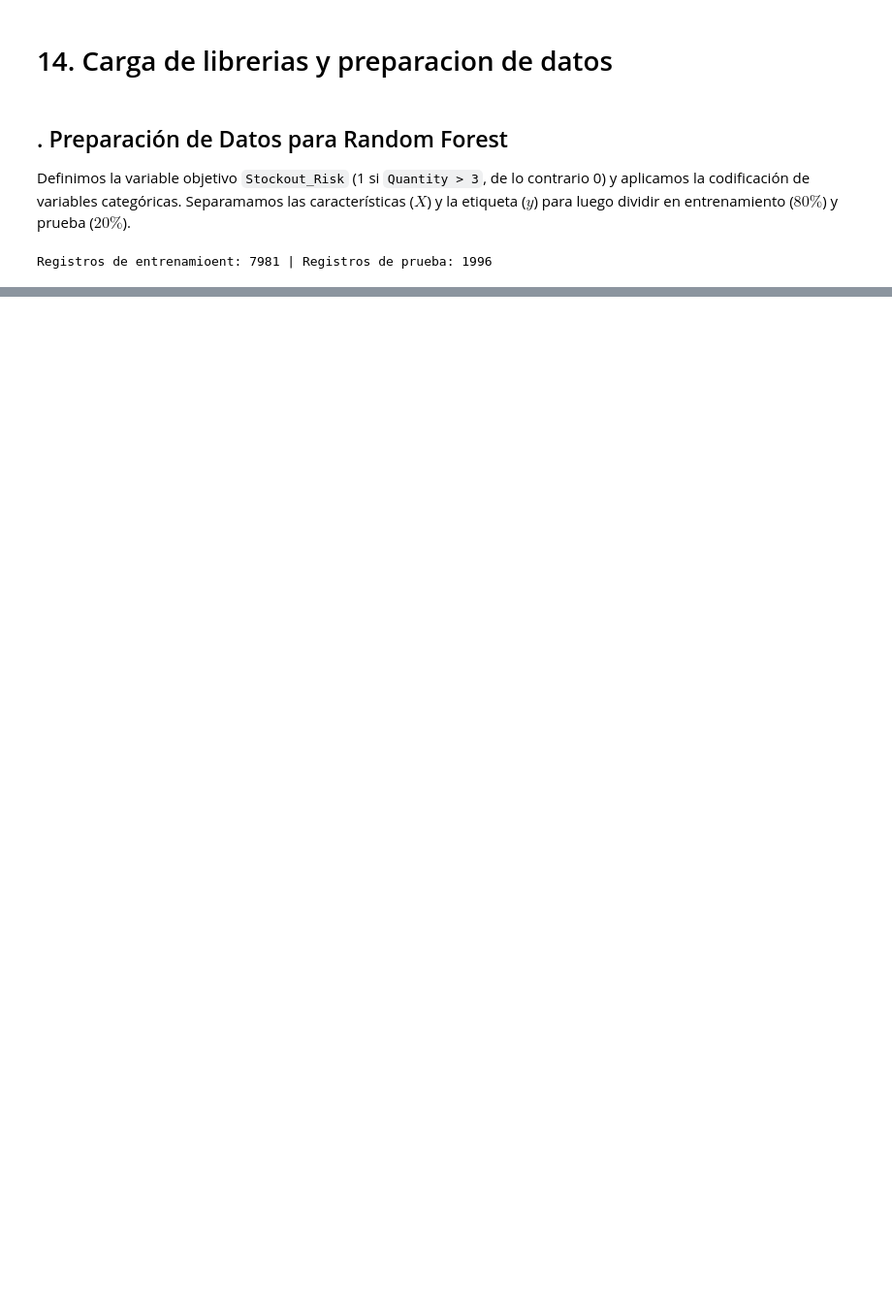
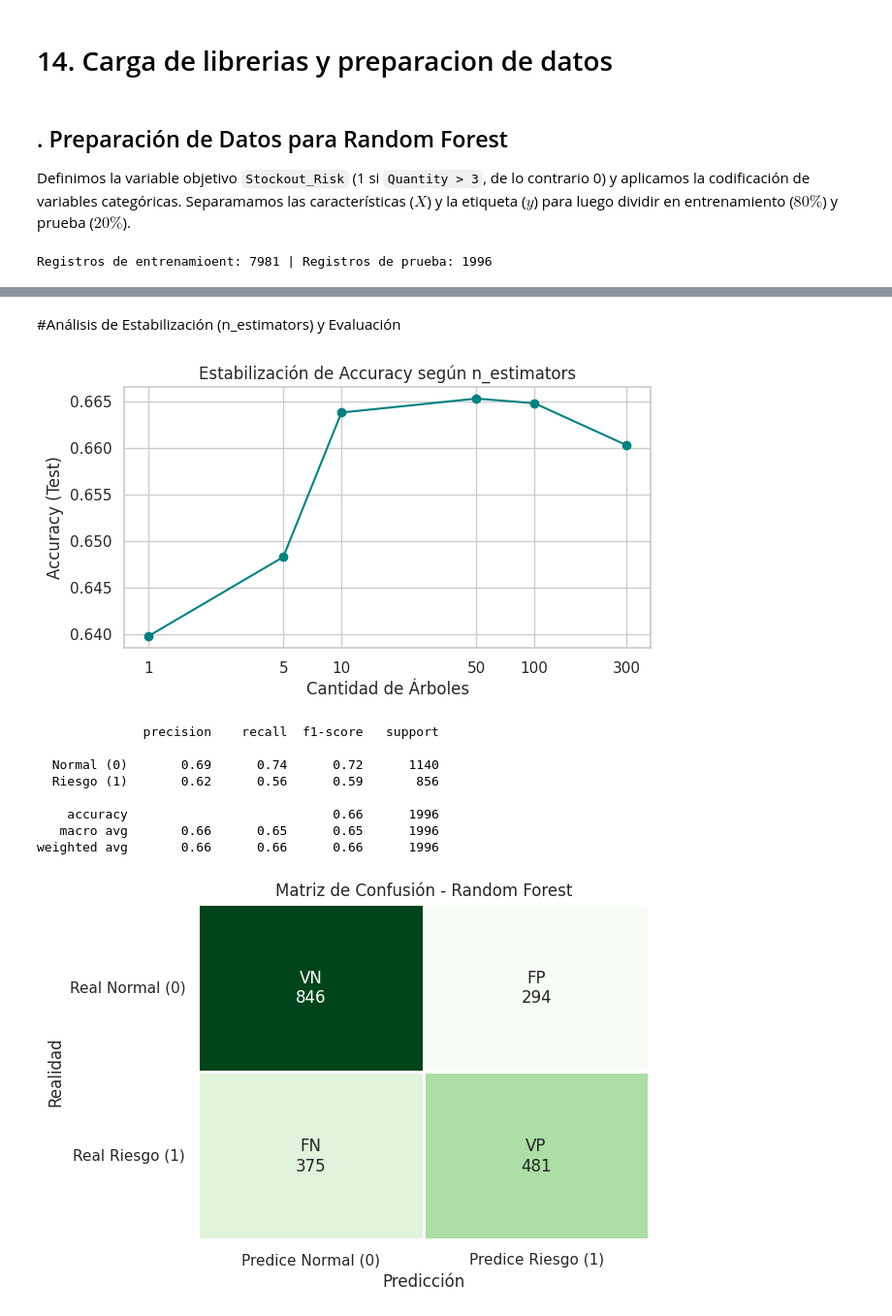
Before and after one commit to jvillagra66-oss/ml-inventario-superstore, a Jupyter notebook: notebooks/01_analisis_inventario.ipynb, the cells around one changed output, grey strips where cells are left out. Shown at 97% size. Drawn from its saved outputs; the diff is of its cells as text; code cells hidden in the pictures; blank space fills up the shorter version.

```diff
--- a/notebooks/01_analisis_inventario.ipynb
+++ b/notebooks/01_analisis_inventario.ipynb
@@ -1110,0 +1139,44 @@ Registros de entrenamioent: 7981 | Registros de prueba: 1996
+# %% [markdown]
+#Análisis de Estabilización (n_estimators) y Evaluación
+# %%
+# 1. Curva de n_estimators
+ns = [1, 5, 10, 50, 100, 300]
+res = [(n, RandomForestClassifier(n_estimators=n, random_state=42).fit(X_train, y_train).score(X_test, y_test)) for n in ns]
+df_curva = pd.DataFrame(res, columns=["n_arboles", "test_acc"])
+
+plt.figure(figsize=(7, 3.5))
+plt.plot(df_curva["n_arboles"], df_curva["test_acc"], marker="o", color="teal")
+plt.xscale("log")
+plt.xticks(ns, ns)
+plt.title("Estabilización de Accuracy según n_estimators")
+plt.xlabel("Cantidad de Árboles")
+plt.ylabel("Accuracy (Test)")
+plt.show()
+
+# 2. Matriz de Confusión y Reporte
+y_pred = modelo_rf.predict(X_test)
+print(classification_report(y_test, y_pred, target_names=["Normal (0)", "Riesgo (1)"]))
+
+cm = confusion_matrix(y_test, y_pred, labels=[0, 1])
+nombres = np.array([["VN", "FP"], ["FN", "VP"]])
+anot = np.array([[f"{nom}\n{val}" for nom, val in zip(fn, fv)] for fn, fv in zip(nombres, cm)])
+
+plt.figure(figsize=(6, 4.5))
+sns.heatmap(cm, annot=anot, fmt="", cmap="Greens", cbar=False, linewidths=1, linecolor="white")
+plt.xticks([0.5, 1.5], ["Predice Normal (0)", "Predice Riesgo (1)"])
+plt.yticks([0.5, 1.5], ["Real Normal (0)", "Real Riesgo (1)"], rotation=0)
+plt.title("Matriz de Confusión - Random Forest")
+plt.xlabel("Predicción")
+plt.ylabel("Realidad")
+plt.show()
+# %% [output]
+[figure, added]
+              precision    recall  f1-score   support
+
+  Normal (0)       0.69      0.74      0.72      1140
+  Riesgo (1)       0.62      0.56      0.59       856
+
+    accuracy                           0.66      1996
+   macro avg       0.66      0.65      0.65      1996
+weighted avg       0.66      0.66      0.66      1996
+[figure, added]
```
Also changed, not shown: parts of 10 cells of this notebook.
